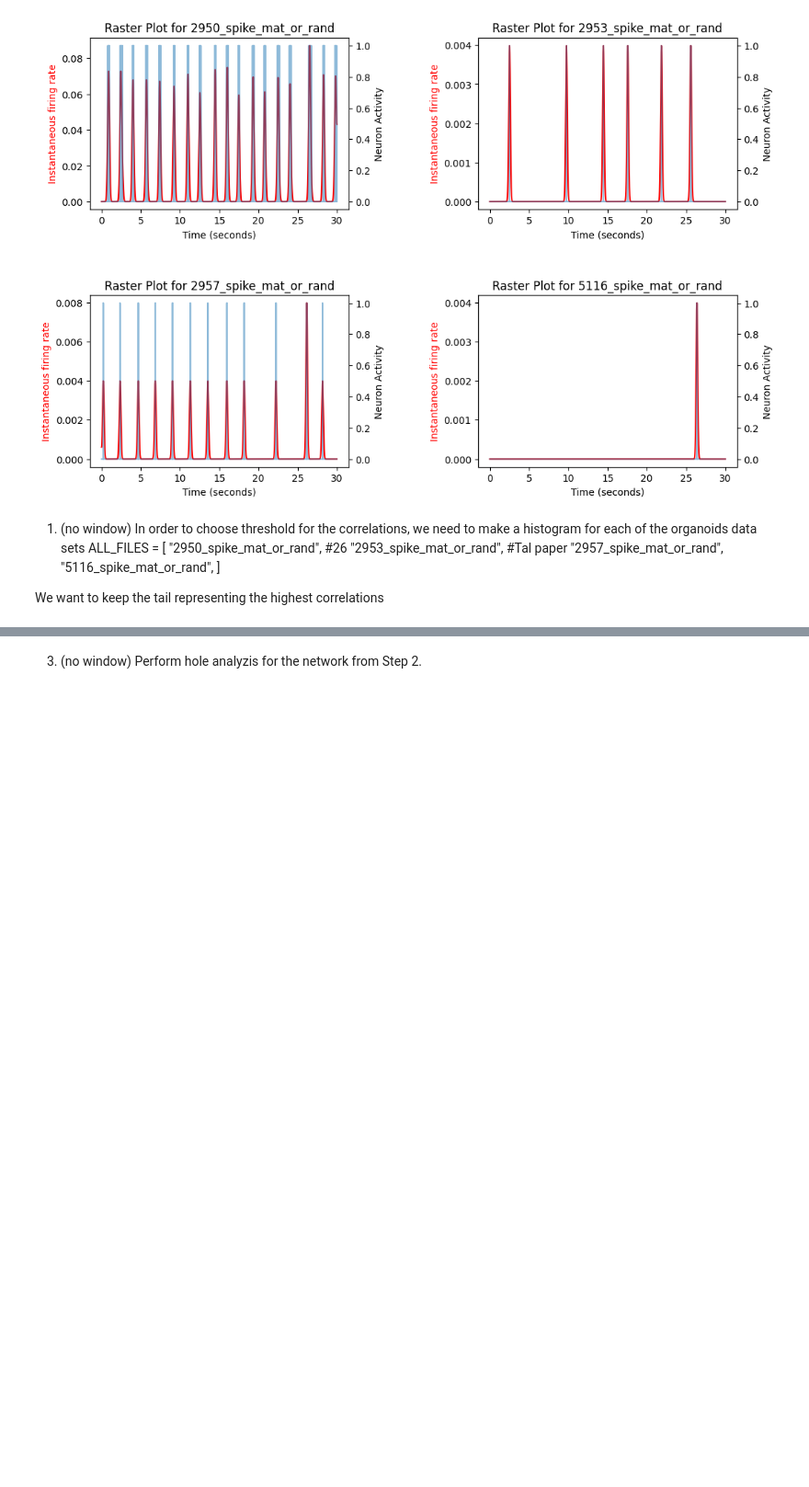
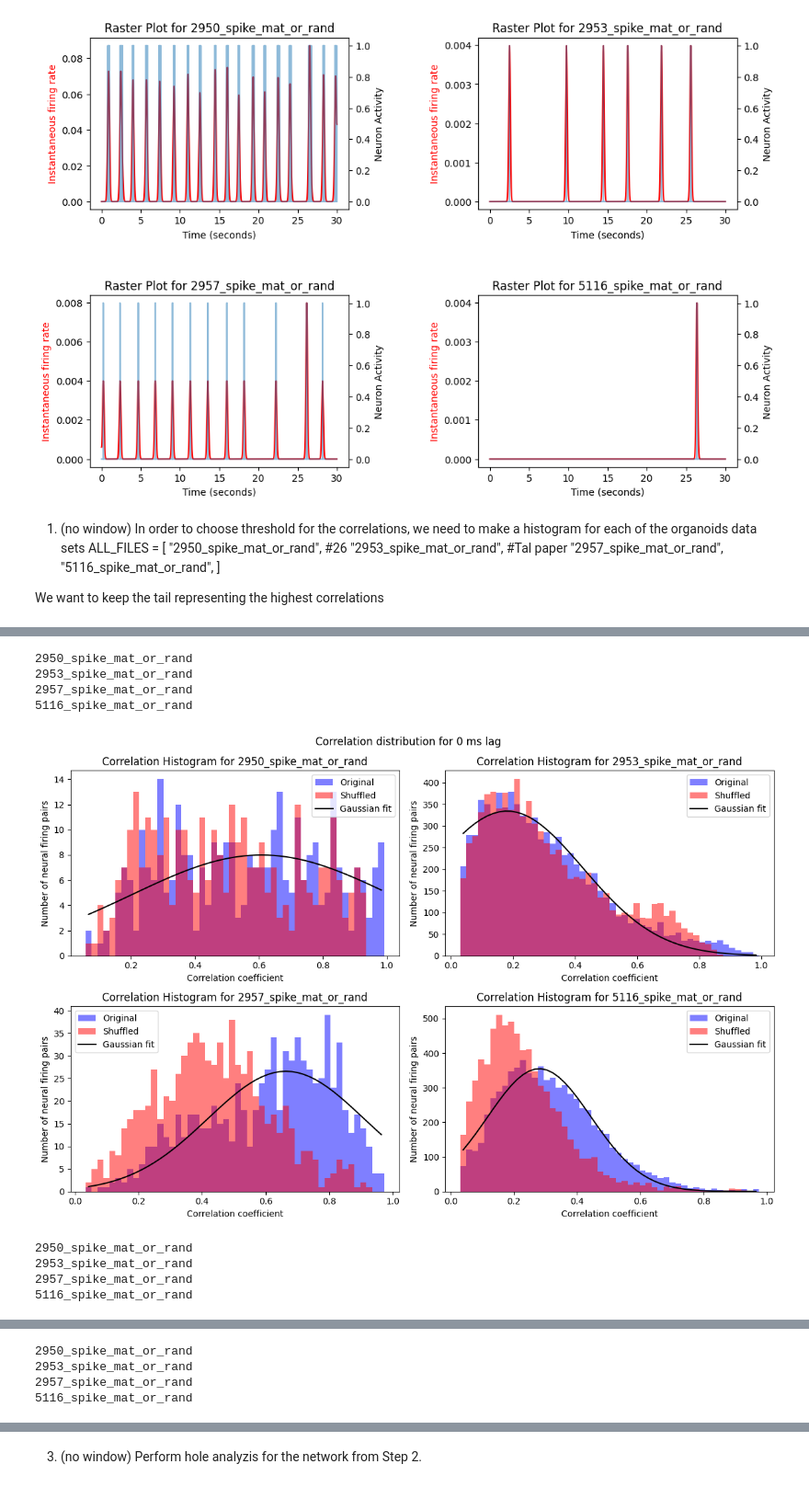
Before and after one commit to kotokote/HigherOrderCorrelations, a Jupyter notebook: codeForPaper/start.ipynb, the cells around one changed output, grey strips where cells are left out. Shown at 92% size. Saved outputs shown, nothing was run; the diff lists cells and outputs as text; code cells hidden in the pictures; blank space fills up the shorter version.

```diff
--- a/codeForPaper/start.ipynb
+++ b/codeForPaper/start.ipynb
@@ -160 +176,66 @@ for lag in [0, 10, 20]:
 [figure]
+# %%
+import pickle
+from scipy.stats import powerlaw
+from scipy.optimize import curve_fit
+import powerlaw
+
+def gaussian(x, a, b, c):
+    return a * np.exp(-((x - b) ** 2) / (2 * c ** 2))
+import numpy as np
+import matplotlib.pyplot as plt
+from scipy.optimize import curve_fit
+import pickle
+
+# Assuming ALL_FILES is defined and contains the filenames
+
+for lag in [0, 10, 20]:
+    fig, axs = plt.subplots(2, 2, figsize=(12, 8))
+    fig.suptitle(f"Correlation distribution for {lag} ms lag")
+
+    for idx, fn in enumerate(ALL_FILES):
+        with open(f"processed/{fn}_lag_window_0.pkl", "rb") as f:
+            data = pickle.load(f)
+        with open(f"processed/{fn}_lag_window_0_shuffle.pkl", "rb") as f:
+            data_shuffled = pickle.load(f)
+
+        ax = axs[idx // 2, idx % 2]
+
+        # Extracting the upper triangle indices
+        idx = np.triu_indices(data["corr"].shape[0], 1)
+
+        # Applying mask
+        mask = data["corr"][idx] > 0.03
+        mask_shuffled = data_shuffled["corr"][idx] > 0.03
+        data_masked = data["corr"][idx][mask]
+        data_masked_shuffled = data_shuffled["corr"][idx][mask_shuffled]
+
+        # Plot histograms
+        counts, bins, _ = ax.hist(data_masked, bins=50, alpha=0.5, label="Original", color='blue')
+        ax.hist(data_masked_shuffled, bins=bins, alpha=0.5, label="Shuffled", color='red')  # Use same bins for both histograms
+
+        # Fit and plot Gaussian for original data
+        bin_centers = (bins[:-1] + bins[1:]) / 2
+        popt, _ = curve_fit(gaussian, bin_centers, counts, p0=[1., 0., 1.])
+        ax.plot(bin_centers, gaussian(bin_centers, *popt), label='Gaussian fit', color='black')
+
+        # Set labels and title
+        ax.set_xlabel("Correlation coefficient")
+        ax.set_ylabel("Number of neural firing pairs")
+        ax.set_title(f"Correlation Histogram for {fn}")
+        ax.legend()
+
+        print(f"{fn}")
+
+    fig.tight_layout()
+    plt.show()
+# %% [output]
+2950_spike_mat_or_rand
+2953_spike_mat_or_rand
+2957_spike_mat_or_rand
+5116_spike_mat_or_rand
+[figure, added]
+2950_spike_mat_or_rand
+2953_spike_mat_or_rand
+2957_spike_mat_or_rand
+5116_spike_mat_or_rand
@@ -160,0 +243,4 @@ for lag in [0, 10, 20]:
+2950_spike_mat_or_rand
+2953_spike_mat_or_rand
+2957_spike_mat_or_rand
+5116_spike_mat_or_rand
```
Also changed, not shown: parts of 5 cells of this notebook, 1 other file.
